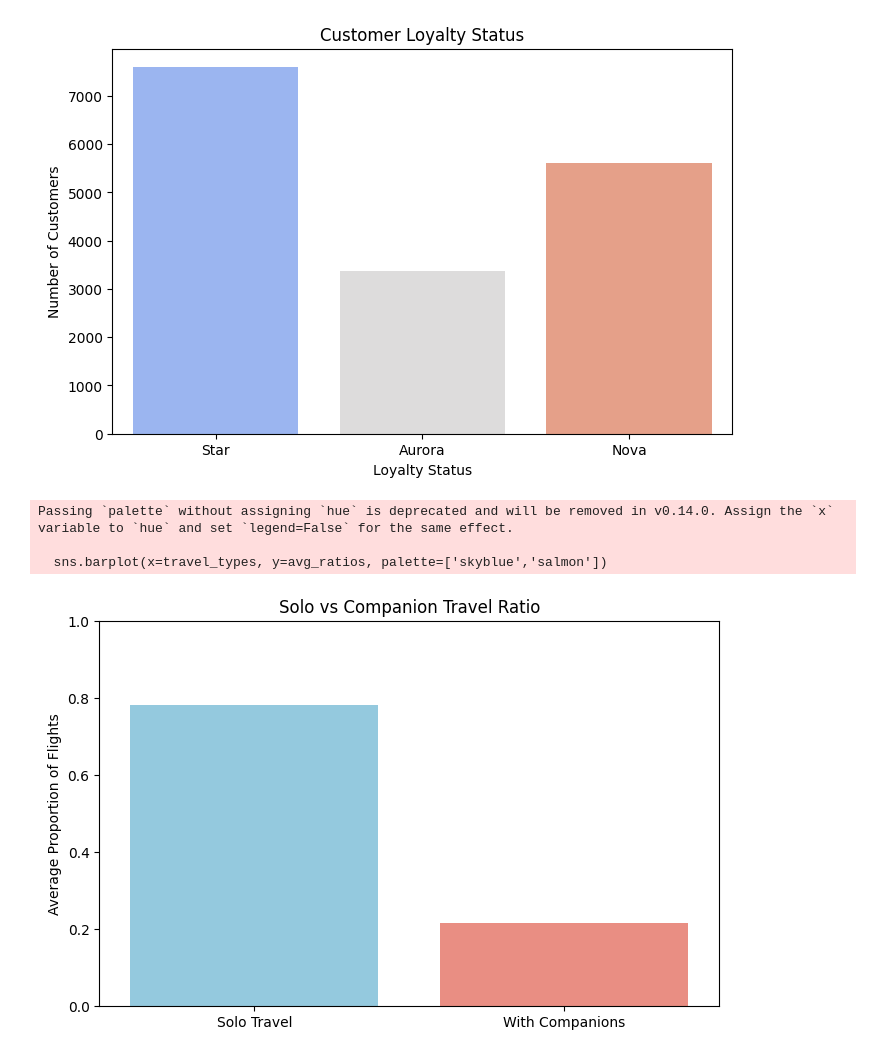
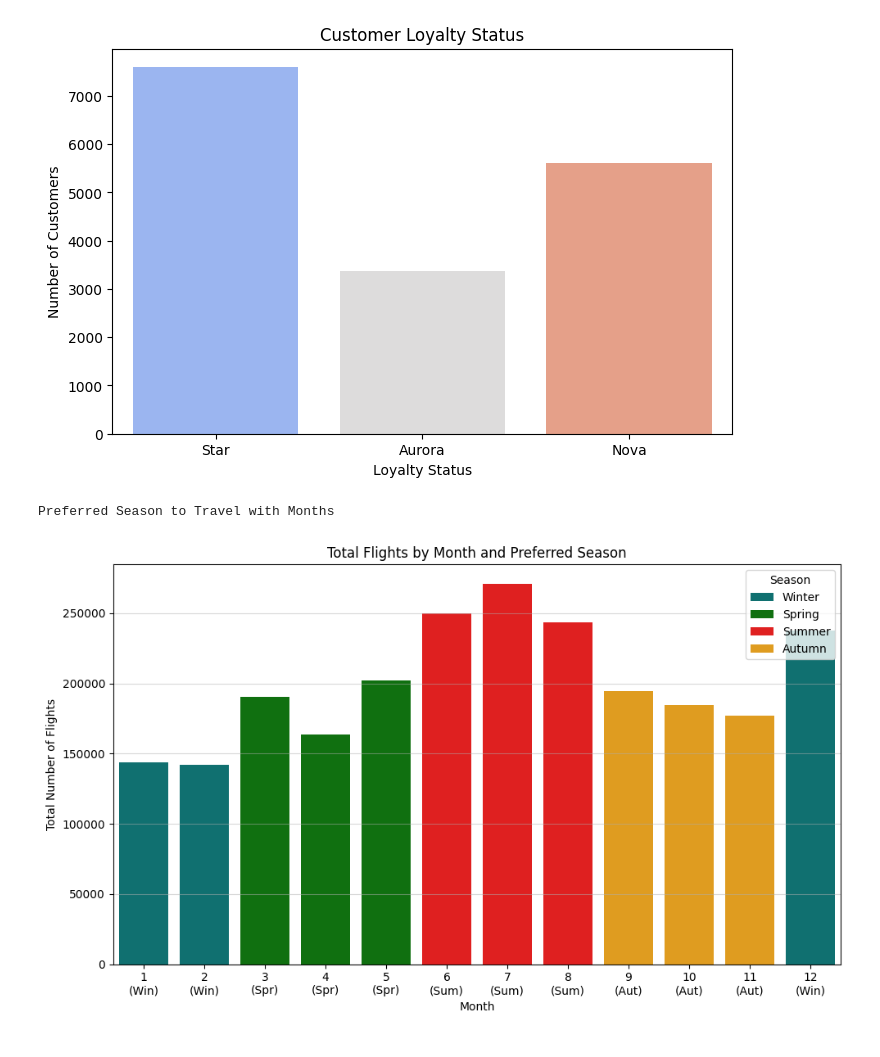
Before and after one commit to Mehmet1700/DataMining2025, a Jupyter notebook: notebooks/03_behavioral_segmentation_esra.ipynb, the cells around one changed output. Cells and saved outputs as stored; diff of their text form; code cells hidden in the pictures.

```diff
--- a/notebooks/03_behavioral_segmentation_esra.ipynb
+++ b/notebooks/03_behavioral_segmentation_esra.ipynb
@@ -313,24 +247,62 @@ Passing `palette` without assigning `hue` is deprecated and will be removed in v
 
   sns.countplot(x='LoyaltyStatus', data=customers, palette='coolwarm')
 [figure]
-# %%
-customers['SoloTravel'] = 1 - customers['companion_flight_ratio']
-
-# --- Visualization: Solo vs Companion Travel ---
-plt.figure(figsize=(8,5))
-
-# Create two categories
-travel_types = ['Solo Travel', 'With Companions']
-# Average ratio across all customers
-avg_ratios = [customers['SoloTravel'].mean(), customers['companion_flight_ratio'].mean()]
-
-sns.barplot(x=travel_types, y=avg_ratios, palette=['skyblue','salmon'])
-plt.ylabel("Average Proportion of Flights")
-plt.title("Solo vs Companion Travel Ratio")
-plt.ylim(0,1)
-plt.show()
-# %% [output]
-Passing `palette` without assigning `hue` is deprecated and will be removed in v0.14.0. Assign the `x` variable to `hue` and set `legend=False` for the same effect.
-
-  sns.barplot(x=travel_types, y=avg_ratios, palette=['skyblue','salmon'])
-[figure, removed]
+# %%
+
+def map_month_to_season(month):
+    """Maps month number (1-12) to a season."""
+    if month in [3, 4, 5]:
+        return 'Spring'
+    elif month in [6, 7, 8]:
+        return 'Summer'
+    elif month in [9, 10, 11]:
+        return 'Autumn'
+    else:
+        return 'Winter' # 12, 1, 2
+
+df_flights_merged = pd.merge(
+    flights[['Loyalty#', 'Month', 'NumFlights']],
+    customers[['Loyalty#', 'LoyaltyStatus']],
+    on='Loyalty#',
+    how='left'
+)
+
+# Apply Season mapping
+df_flights_merged['Season'] = df_flights_merged['Month'].apply(map_month_to_season)
+
+# Set the desired season and month order for plotting
+season_order = ['Winter', 'Spring', 'Summer', 'Autumn']
+month_order = [1, 2, 3, 4, 5, 6, 7, 8, 9, 10, 11, 12]
+
+print("Preferred Season to Travel with Months")
+
+# Group by Season and Month to get total flights
+df_season_month = df_flights_merged.groupby(['Season', 'Month'])['NumFlights'].sum().reset_index()
+
+# Reorder for proper visualization
+df_season_month['Season'] = pd.Categorical(df_season_month['Season'], categories=season_order, ordered=True)
+df_season_month['Month'] = pd.Categorical(df_season_month['Month'], categories=month_order, ordered=True)
+df_season_month = df_season_month.sort_values(['Season', 'Month'])
+
+# Plotting with a custom color palette for seasons
+plt.figure(figsize=(10, 6))
+sns.barplot(
+    data=df_season_month,
+    x='Month',
+    y='NumFlights',
+    hue='Season',
+    dodge=False, # Use dodge=False for a single set of bars
+    palette={'Winter': 'teal', 'Spring': 'green', 'Summer': 'red', 'Autumn': 'orange'}
+)
+
+plt.title('Total Flights by Month and Preferred Season')
+plt.xlabel('Month')
+plt.ylabel('Total Number of Flights')
+plt.xticks(ticks=range(12), labels=[f'{m}\n({df_season_month[df_season_month["Month"]==m]["Season"].iloc[0][:3]})' for m in month_order], rotation=0)
+plt.legend(title='Season', loc='upper right')
+plt.grid(axis='y', alpha=0.5)
+plt.tight_layout()
+plt.show()
+# %% [output]
+Preferred Season to Travel with Months
+[figure, added]
```
Also changed, not shown: parts of 6 cells of this notebook.
